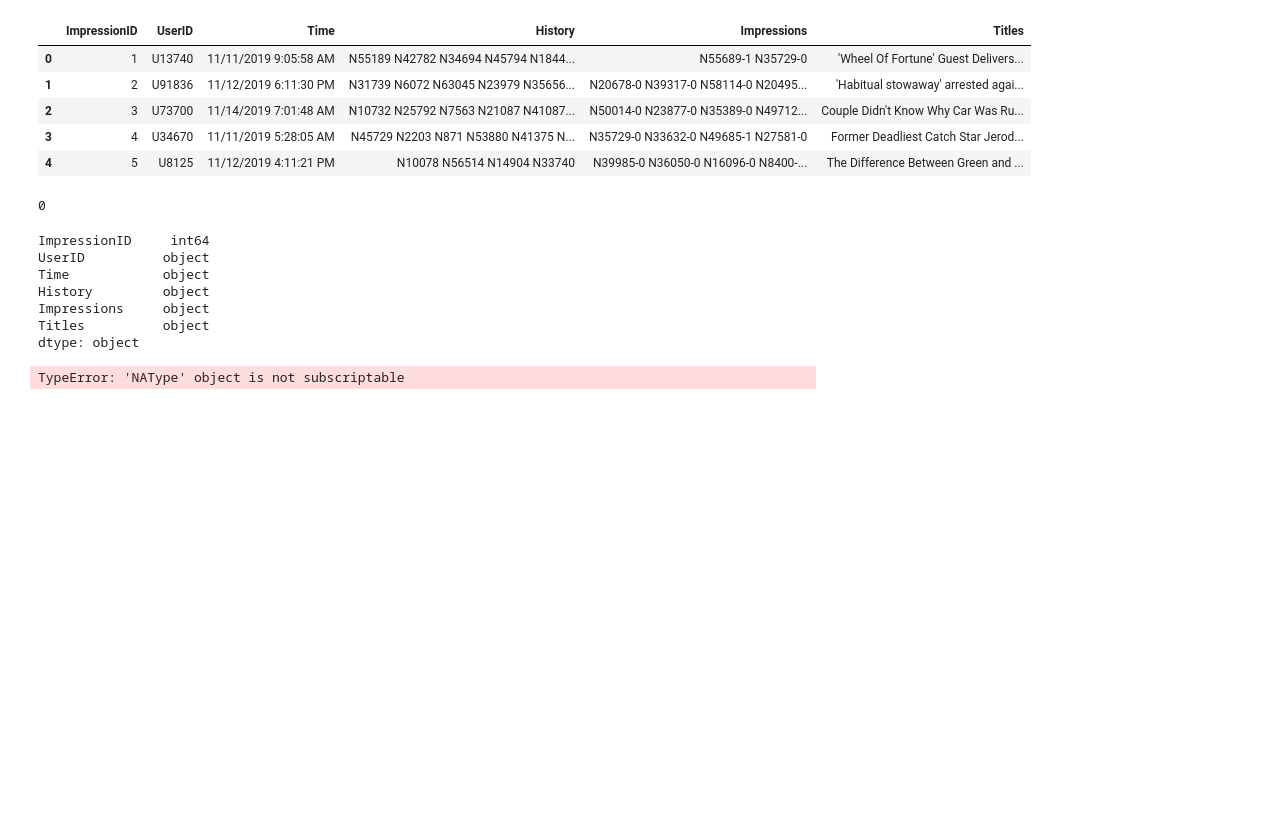
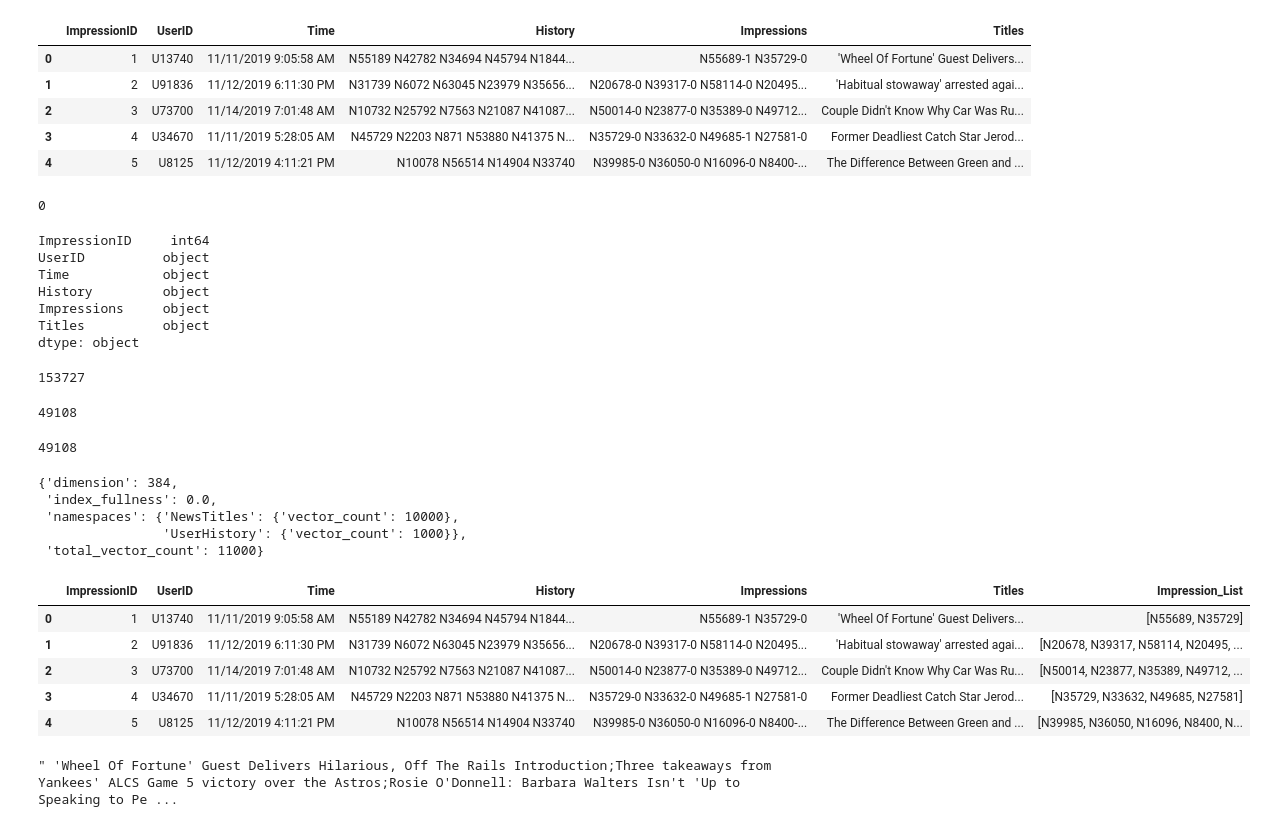
Before and after one commit to deepthiab/NewsRec, a Jupyter notebook: NewsEmbed.ipynb, the cells around one changed output. Drawn from its saved outputs; the diff is of its cells as text; code cells hidden in the pictures; blank space fills up the shorter version.

```diff
--- a/NewsEmbed.ipynb
+++ b/NewsEmbed.ipynb
@@ -140,7 +140,7 @@ def get_recommendations(pinecone_index, search_term, namespace = 'NewsTitles' ,t
   res = pinecone_index.query(namespace = namespace ,vector=embed.tolist(), top_k=top_k, include_metadata=True )
   return res
 # %%
-reco = get_recommendations(index, 'royalty', 'NewsTitles')
+reco = get_recommendations(index, 'disease', 'NewsTitles')
 for r in reco.matches:
     print(f'{r.score} : {r.id}-{r.metadata["title"]}')
 # %% [output]
@@ -314,19 +314,34 @@ Impressions     object
 Titles          object
 dtype: object
 # %%
-final_user_df['Titles'] = final_df['Titles'].astype('string')
+final_user_df['Titles'] = final_user_df['Titles'].astype('string')
+# %%
+user_history_titles_df = final_user_df[['UserID' , 'Titles']]
+len(user_history_titles_df)
+# %% [output]
+153727
+# %%
+user_history_titles_df = user_history_titles_df.drop_duplicates()
+len(user_history_titles_df)
+# %% [output]
+49108
+# %%
+behavior_df['UserID'].nunique()
+# %% [output]
+49108
 # %%
 CHUNK_SIZE = 200
 N_ROWS = 1000
 prepped = []
-progress_bar = tqdm(total= final_df.shape[0])
+progress_bar = tqdm(total= N_ROWS)
+namespace = 'UserHistory'
 
 def chunk_df(df ,CHUNK_SIZE ):
-    for i in range(0,len(df), CHUNK_SIZE): #for i in range(0,len(df), CHUNK_SIZE)
+    for i in range(0,N_ROWS, CHUNK_SIZE): #for i in range(0,len(df), CHUNK_SIZE)
         yield df.iloc[i:i+CHUNK_SIZE]
 
 chunk_num = 0
-for chunk in chunk_df(final_df.head(N_ROWS) , CHUNK_SIZE):
+for chunk in chunk_df(user_history_titles_df , CHUNK_SIZE):
     titles = chunk['Titles'].tolist()
     embeddings = get_embeddings(titles)
     prepped = [{'id':str(chunk_num*CHUNK_SIZE+i), 'values':embeddings[i],
@@ -334,7 +349,7 @@ for chunk in chunk_df(final_df.head(N_ROWS) , CHUNK_SIZE):
     chunk_num = chunk_num + 1
     if len(prepped) >= 200:
         try:
-            index.upsert(prepped)
+            index.upsert(prepped , namespace= namespace )
         except:
             print(f"Error upserting chunk {chunk_num}: {e}")
         prepped = []
@@ -343,8 +358,26 @@ for chunk in chunk_df(final_df.head(N_ROWS) , CHUNK_SIZE):
 #final
 if prepped:
     try:
-        index.upsert(prepped)
+        index.upsert(prepped , namespace= namespace)
     except Exception as e:
         print(f"Error upserting final chunk: {e}")
-# %% [output]
-TypeError: 'NAType' object is not subscriptable
+# %%
+index.describe_index_stats()
+# %% [output]
+{'dimension': 384,
+ 'index_fullness': 0.0,
+ 'namespaces': {'NewsTitles': {'vector_count': 10000},
+                'UserHistory': {'vector_count': 1000}},
+ 'total_vector_count': 11000}
+# %%
+# Given user and list of NewsIDs, rank the IDs.
+final_user_df['Impression_List'] = final_user_df['Impressions'].str.replace(r'-(1|0)','',regex=True)
+final_user_df['Impression_List'] = final_user_df['Impression_List'].apply(lambda x: x.split())
+final_user_df.head()
+# %% [output]
+|  | ImpressionID | UserID | Time | History | Impressions | Titles | Impression_List |
+| 0 | 1 | U13740 | 11/11/2019 9:05:58 AM | N55189 N42782 N34694 N45794 N1844... | N55689-1 N35729-0 | 'Wheel Of Fortune' Guest Delivers... | [N55689, N35729] |
+| 1 | 2 | U91836 | 11/12/2019 6:11:30 PM | N31739 N6072 N63045 N23979 N35656... | N20678-0 N39317-0 N58114-0 N20495... | 'Habitual stowaway' arrested agai... | [N20678, N39317, N58114, N20495, ... |
+| 2 | 3 | U73700 | 11/14/2019 7:01:48 AM | N10732 N25792 N7563 N21087 N41087... | N50014-0 N23877-0 N35389-0 N49712... | Couple Didn't Know Why Car Was Ru... | [N50014, N23877, N35389, N49712, ... |
+| 3 | 4 | U34670 | 11/11/2019 5:28:05 AM | N45729 N2203 N871 N53880 N41375 N... | N35729-0 N33632-0 N49685-1 N27581-0 | Former Deadliest Catch Star Jerod... | [N35729, N33632, N49685, N27581] |
+| 4 | 5 | U8125 | 11/12/2019 4:11:21 PM | N10078 N56514 N14904 N33740 | N39985-0 N36050-0 N16096-0 N8400-... | The Difference Between Green and ... | [N39985, N36050, N16096, N8400, N... |
@@ -350,0 +387,4 @@ TypeError: 'NAType' object is not subscriptable
+# %%
+sample_Titles
+# %% [output]
+" 'Wheel Of Fortune' Guest Delivers Hilarious, Off The Rails Introduction;Three takeaways from Yankees' ALCS Game 5 victory over the Astros;Rosie O'Donnell: Barbara Walters Isn't 'Up to Speaking to Pe ...
```
Also changed, not shown: parts of 5 cells of this notebook, 5 other files.
